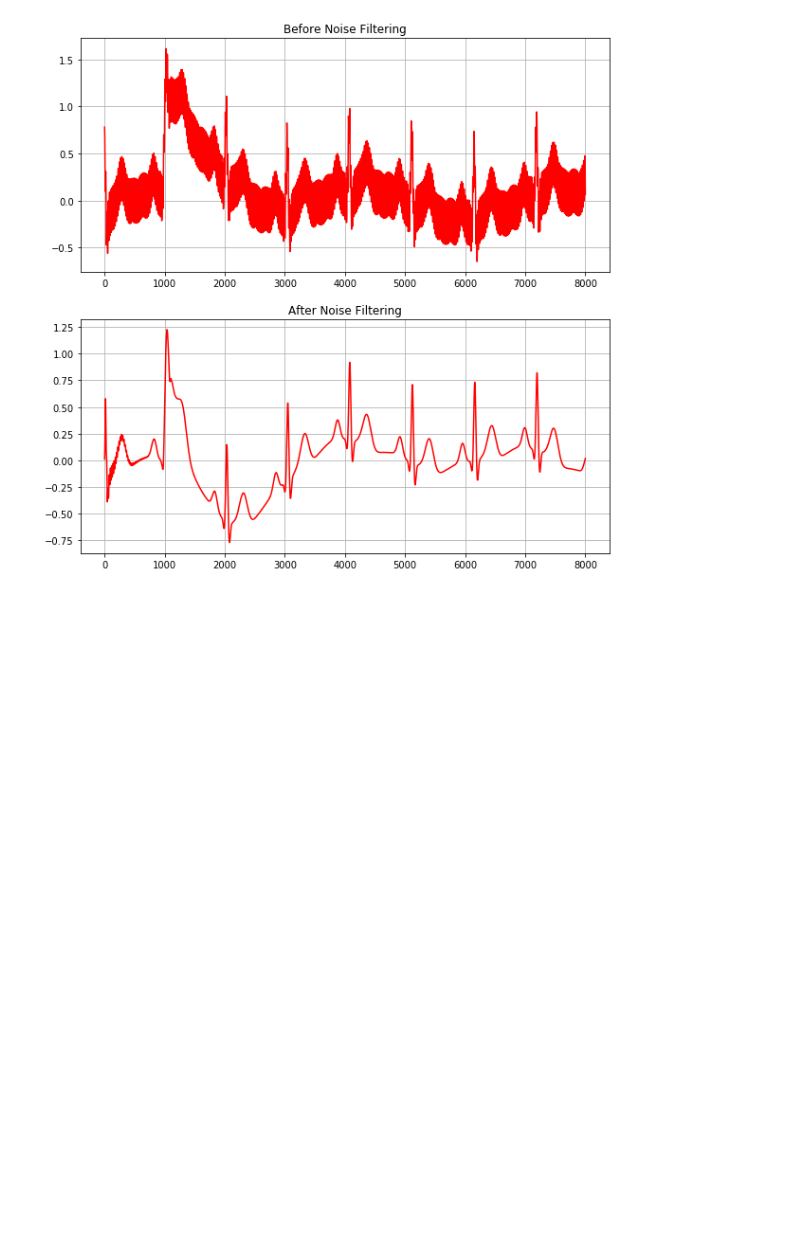
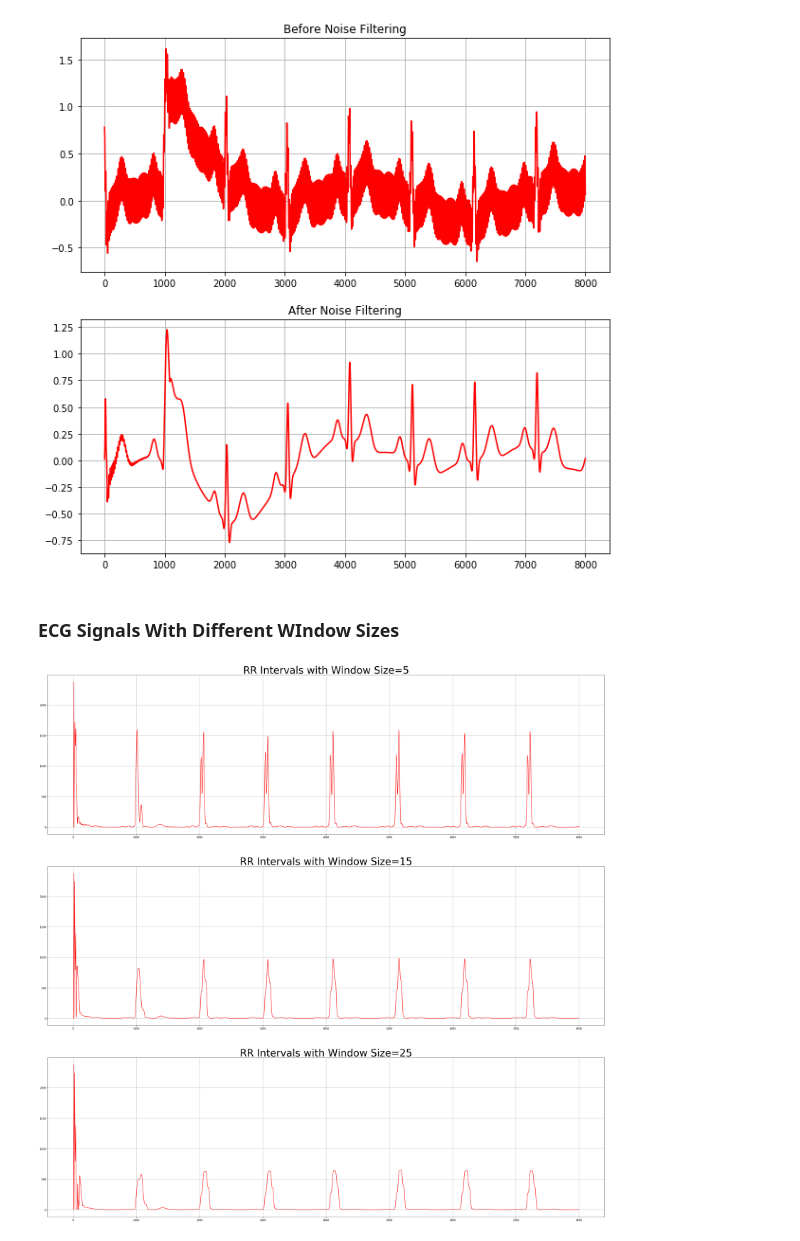
Before and after one commit to karifsn/Biomedical-Engineering, a Jupyter notebook: Assignment#1.ipynb, the cells around one changed output. Cells and saved outputs as stored; diff of their text form; code cells hidden in the pictures; blank space fills up the shorter version.

Commit message:
update: added RR_interval and timestamps functions

```diff
--- a/Assignment#1.ipynb
+++ b/Assignment#1.ipynb
@@ -40,7 +41,7 @@ def derivatise(signals):
 
     return filterd_signals
 # %%
-def square_signals(differentiated_signals):
+def square(differentiated_signals):
     squared_signals = []
     for signal in differentiated_signals:
         squared_signals.append(np.square(signal))
@@ -76,4 +105,12 @@ def FindRPeaks(signals, T):
 # Deliverables
 # %% [markdown]
 ### Signals After Filtering
+# %%
+sample_rate =256
+frequency_to_remove = 50
+low_cut_frequncy = 0.1
+high_cut_frequncy = 45
+window_size_5 = 5
+window_size_15 = 15
+window_size_25 = 25
 # %%
@@ -99,3 +133,20 @@ plt.show()
 figure.savefig('Before_After_Filter.jpg')
 # %% [output]
 [figure]
+# %% [markdown]
+### ECG Signals With Different WIndow Sizes
+# %%
+dc_component_removed = notch_filter(signals, sample_rate, frequency_to_remove)
+noise_free_signals = butter_bandpass_filter(dc_component_removed, low_cut_frequncy, high_cut_frequncy, sample_rate)
+
+differentiated_signals = derivatise(noise_free_signals)
+squared_signals = square(differentiated_signals)
+# %%
+smoothed_signals_N5 = smoothen(squared_signals,window_size_5)
+samples_N5 = smoothed_signals_N5[0:2000]
+
+smoothed_signals_N15 = smoothen(squared_signals,window_size_15)
+samples_N15 = smoothed_signals_N15[0:2000]
+
+smoothed_signals_N25 = smoothen(squared_signals,window_size_25)
+samples_N25 = smoothed_signals_N25[0:2000]
@@ -101,0 +161,22 @@ figure.savefig('Before_After_Filter.jpg')
+# %%
+RR_figure, RR_ax = plt.subplots(3,1, figsize=(40, 40))
+time = time_axis[0:2000]
+
+
+RR_ax[0].plot(time,samples_N5, color='red')
+RR_ax[0].set_title('RR Intervals with Window Size=5', fontsize= 40)
+RR_ax[0].grid()
+
+
+RR_ax[1].plot(time, samples_N15, color='red')
+RR_ax[1].set_title('RR Intervals with Window Size=15', fontsize= 40)
+RR_ax[1].grid()
+
+
+RR_ax[2].plot(time, samples_N25, color='red')
+RR_ax[2].set_title('RR Intervals with Window Size=25', fontsize= 40)
+RR_ax[2].grid()
+
+plt.show()
+# %% [output]
+[figure, added]
```
Also changed, not shown: parts of 9 cells of this notebook.
